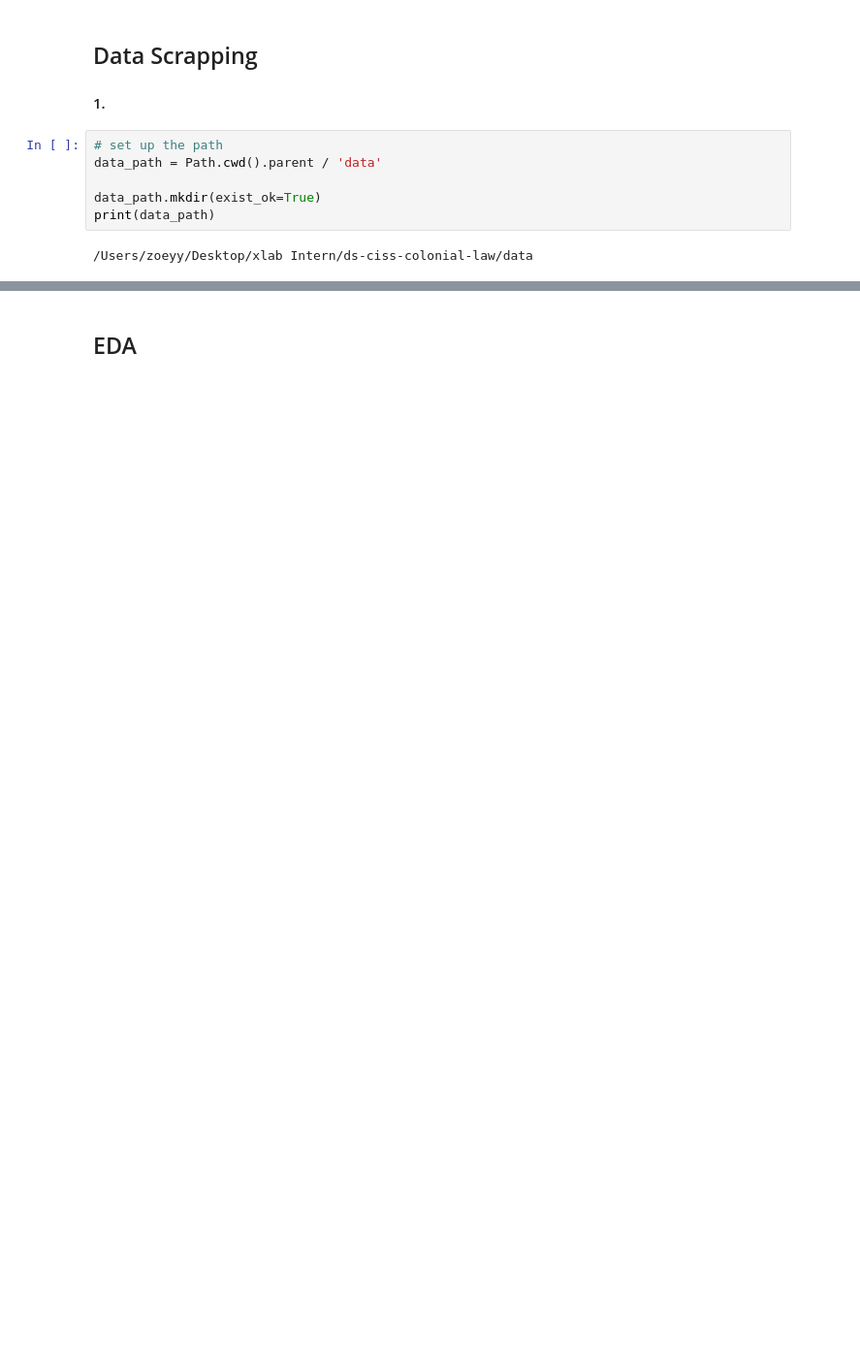
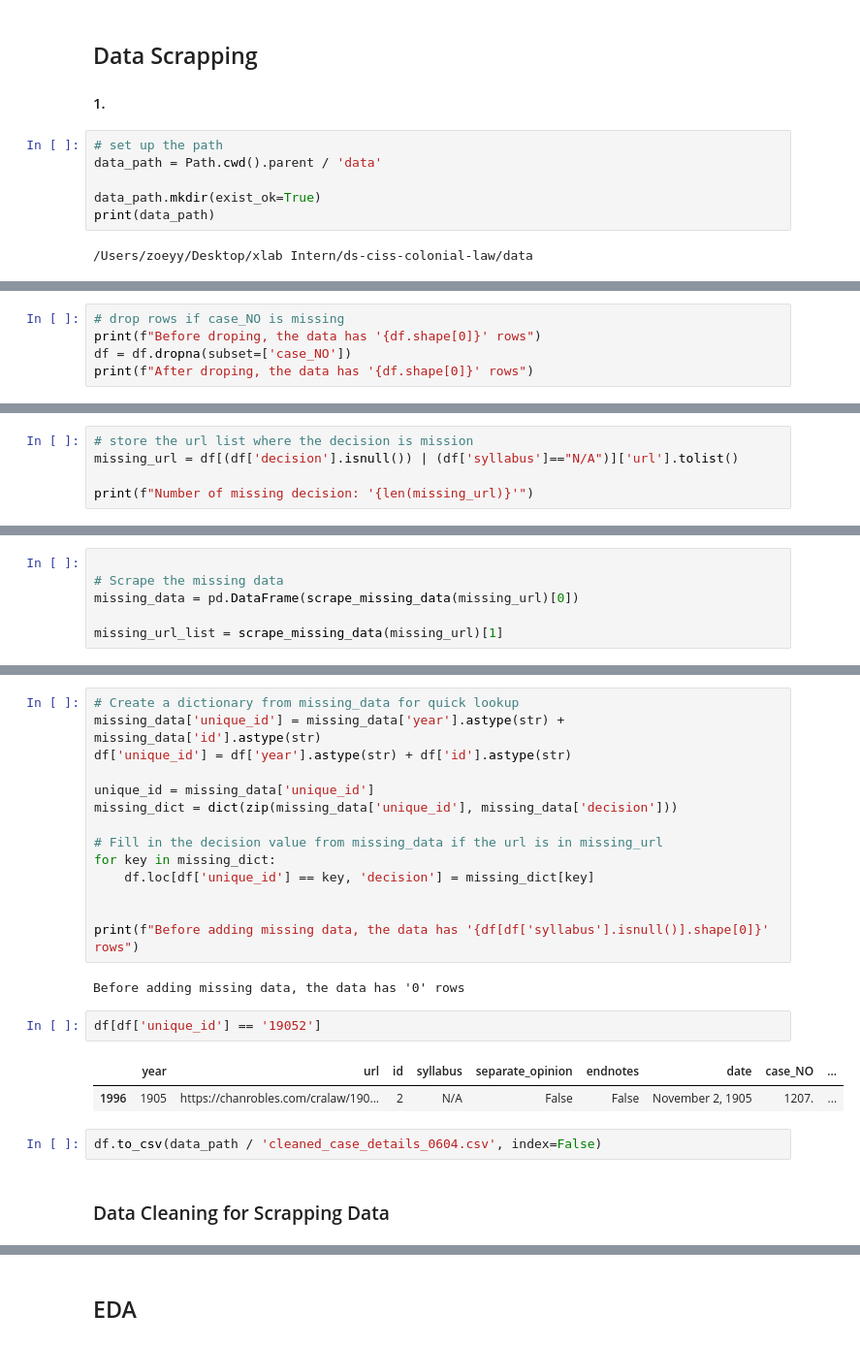
Before and after one commit to BU-Spark/ds-ciss-colonial-law, a Jupyter notebook: code/data_scrap.ipynb, the cells around one changed output, grey strips where cells are left out. Shown at 97% size. Drawn from its saved outputs; the diff is of its cells as text; blank space fills up the shorter version.

```diff
--- a/code/data_scrap.ipynb
+++ b/code/data_scrap.ipynb
@@ -218,0 +423,5 @@ df.head()
+# %%
+# drop rows if case_NO is missing
+print(f"Before droping, the data has '{df.shape[0]}' rows")
+df = df.dropna(subset=['case_NO'])
+print(f"After droping, the data has '{df.shape[0]}' rows")
@@ -218,0 +451,5 @@ df.head()
+# %%
+# store the url list where the decision is mission
+missing_url = df[(df['decision'].isnull()) | (df['syllabus']=="N/A")]['url'].tolist()
+
+print(f"Number of missing decision: '{len(missing_url)}'")
@@ -218,0 +535,6 @@ df.head()
+# %%
+
+# Scrape the missing data
+missing_data = pd.DataFrame(scrape_missing_data(missing_url)[0])
+
+missing_url_list = scrape_missing_data(missing_url)[1]
@@ -218,0 +559,25 @@ df.head()
+# %%
+# Create a dictionary from missing_data for quick lookup
+missing_data['unique_id'] = missing_data['year'].astype(str) + missing_data['id'].astype(str)
+df['unique_id'] = df['year'].astype(str) + df['id'].astype(str)
+
+unique_id = missing_data['unique_id']
+missing_dict = dict(zip(missing_data['unique_id'], missing_data['decision']))
+
+# Fill in the decision value from missing_data if the url is in missing_url
+for key in missing_dict:
+    df.loc[df['unique_id'] == key, 'decision'] = missing_dict[key]
+
+
+print(f"Before adding missing data, the data has '{df[df['syllabus'].isnull()].shape[0]}' rows")
+# %% [output]
+Before adding missing data, the data has '0' rows
+# %%
+df[df['unique_id'] == '19052']
+# %% [output]
+|  | year | url | id | syllabus | separate_opinion | endnotes | date | case_NO | ... |
+| 1996 | 1905 | https://chanrobles.com/cralaw/190... | 2 | N/A | False | False | November 2, 1905 | 1207. | ... |
+# %%
+df.to_csv(data_path / 'cleaned_case_details_0604.csv', index=False)
+# %% [markdown]
+### Data Cleaning for Scrapping Data
```
Also changed, not shown: parts of 16 cells of this notebook, 1 other file.
